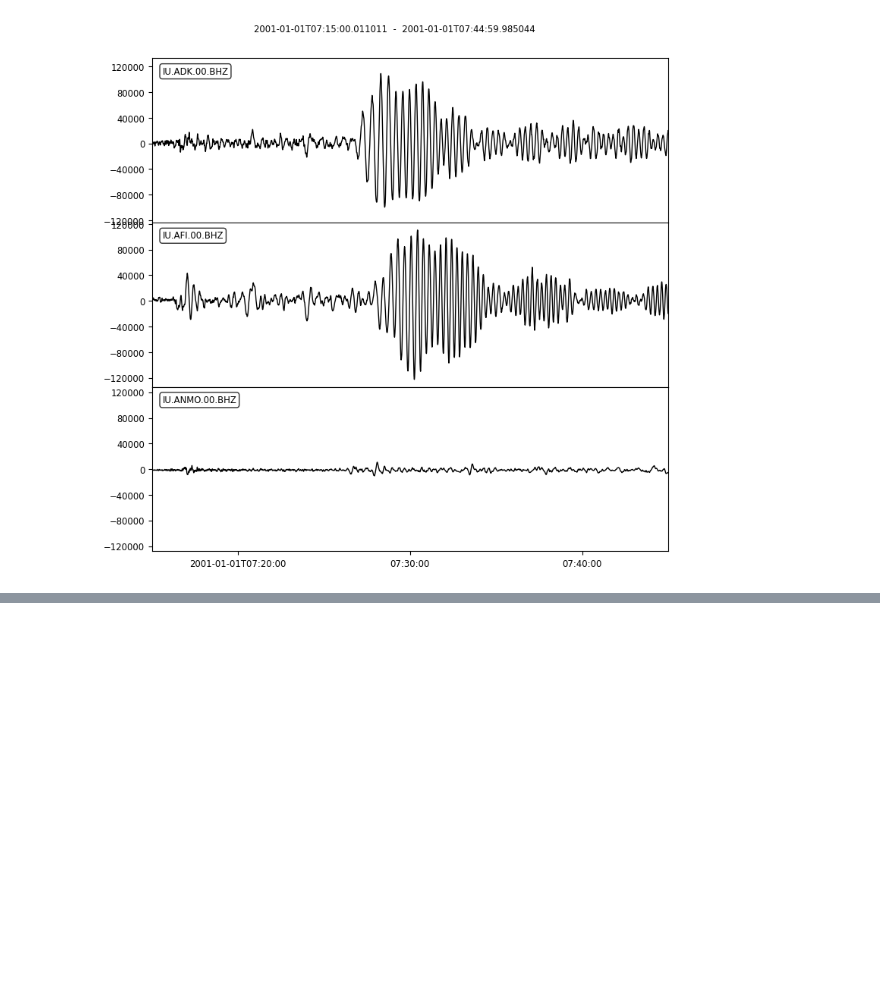
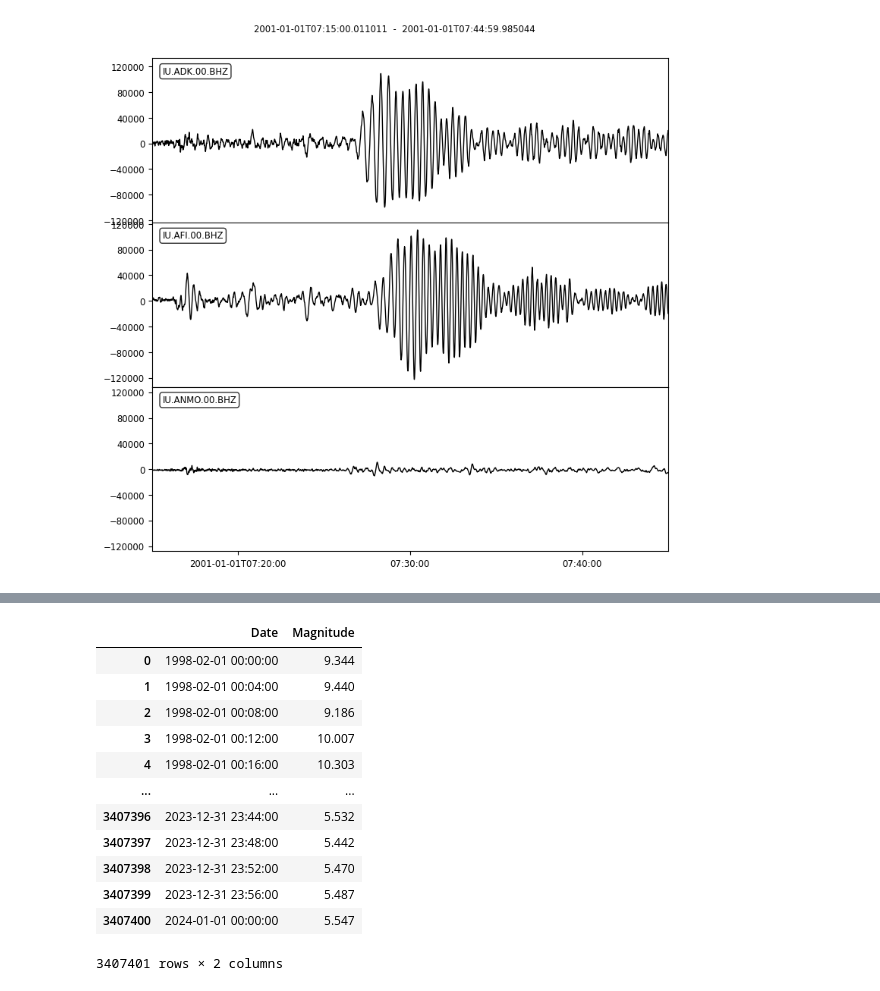
Before and after one commit to lebedevaale/early_warning_model, a Jupyter notebook: import_and_preparation.ipynb, the cells around one changed output, grey strips where cells are left out. Saved outputs shown, nothing was run; the diff lists cells and outputs as text; code cells hidden in the pictures; blank space fills up the shorter version.

Commit message:
Tested possibility to add solar magnetic activity to analysis

```diff
--- a/import_and_preparation.ipynb
+++ b/import_and_preparation.ipynb
@@ -7,19 +7,26 @@ import yfinance as yf
 from tqdm import tqdm
 import plotly.io as pio
 import statsmodels.api as sm
+import plotly.graph_objects as go
 import pymultifracs.mfa as mfa
+from pymultifracs.utils import build_q_log
+
+# Imports for seismic data check
 from obspy import read
 from obspy.clients.fdsn.client import Client
 from obspy.core.utcdatetime import UTCDateTime
-import plotly.graph_objects as go
-from configparser import ConfigParser
-from pymultifracs.utils import build_q_log
+
+# Import for solar activity data check
+from cdasws import CdasWs
+from cdasws.datarepresentation import DataRepresentation as dr
+cdas = CdasWs()
 
 import warnings
 warnings.filterwarnings("ignore")
 pio.templates.default = "plotly_dark"
 
 # Parameters that are used in the selection
+from configparser import ConfigParser
 config = ConfigParser()
 config.read('config.cfg')
 window = config.get('params', 'window')
@@ -369,0 +383,5 @@ inventory.plot()
+# %%
+data = cdas.get_data('AC_H1_MFI', ['Magnitude'],
+                     '1998-02-01T00:00:00Z', '2010-01-01T00:00:00Z',
+                     dataRepresentation = dr.XARRAY)[1]
+print(data)
@@ -369,0 +409,5 @@ inventory.plot()
+# %%
+data2 = cdas.get_data('AC_H1_MFI', ['Magnitude'],
+                     '2010-01-01T00:04:00Z', '2024-01-01T00:00:00Z',
+                     dataRepresentation = dr.XARRAY)[1]
+print(data2)
@@ -369,0 +435,18 @@ inventory.plot()
+# %%
+solar = pd.DataFrame({'Date': [*data.Epoch.values, *data2.Epoch.values], 'Magnitude': [*data.Magnitude.values, *data2.Magnitude.values]})
+solar.to_parquet('Data/solar.parquet', index = False)
+solar
+# %% [output]
+|  | Date | Magnitude |
+| 0 | 1998-02-01 00:00:00 | 9.344 |
+| 1 | 1998-02-01 00:04:00 | 9.440 |
+| 2 | 1998-02-01 00:08:00 | 9.186 |
+| 3 | 1998-02-01 00:12:00 | 10.007 |
+| 4 | 1998-02-01 00:16:00 | 10.303 |
+| ... | ... | ... |
+| 3407396 | 2023-12-31 23:44:00 | 5.532 |
+| 3407397 | 2023-12-31 23:48:00 | 5.442 |
+| 3407398 | 2023-12-31 23:52:00 | 5.470 |
+| 3407399 | 2023-12-31 23:56:00 | 5.487 |
+| 3407400 | 2024-01-01 00:00:00 | 5.547 |
+3407401 rows × 2 columns
```
Also changed, not shown: parts of 3 cells of this notebook, 1 other file.
